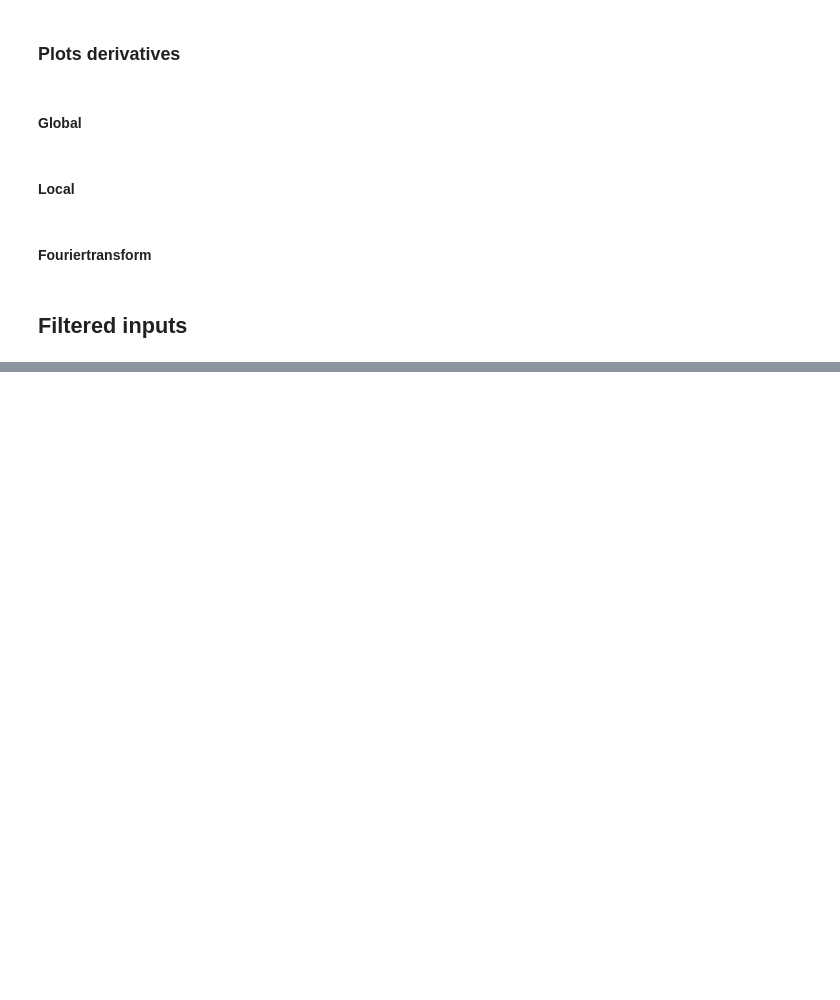
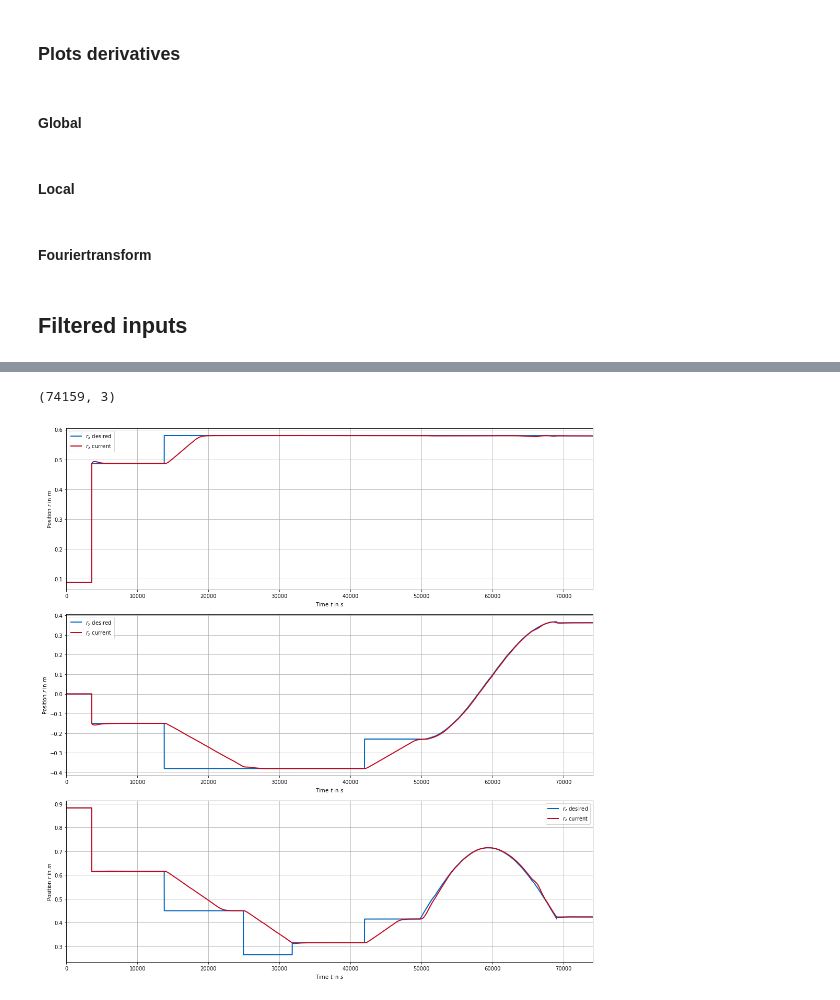
Before and after one commit to elenamck/inertial_parameter_application, a Jupyter notebook: data_collection/simulation/plotting_notebook.ipynb, the cells around one changed output, grey strips where cells are left out. Cells and saved outputs as stored; diff of their text form; code cells hidden in the pictures; blank space fills up the shorter version.

```diff
--- a/data_collection/simulation/plotting_notebook.ipynb
+++ b/data_collection/simulation/plotting_notebook.ipynb
@@ -1348,0 +2006,12 @@ xyz_subplots_four_inputs(time_filtered, butter.accel, lowpass.accel, sensor_butt
+# %%
+posori_data = DataLoading_ValueAssignmentTrajectory("data_file_05-01-19_07-14-01", "../FINAL_DATA/Kinematics/debug/simulation/")
+posori_data.assigntime
+label_list = ["desired", "current"]
+# %%
+posori_data.avel_curr.shape
+# %% [output]
+(74159, 3)
+# %%
+xyz_subplots_two_inputs(np.arange(np.size(posori_data.pos_des[:,0])) , posori_data.pos_des, posori_data.pos_curr, pos_info,label_list)
+# %% [output]
+[figure, added]
```
Also changed, not shown: parts of 80 cells of this notebook, 51 other files.
